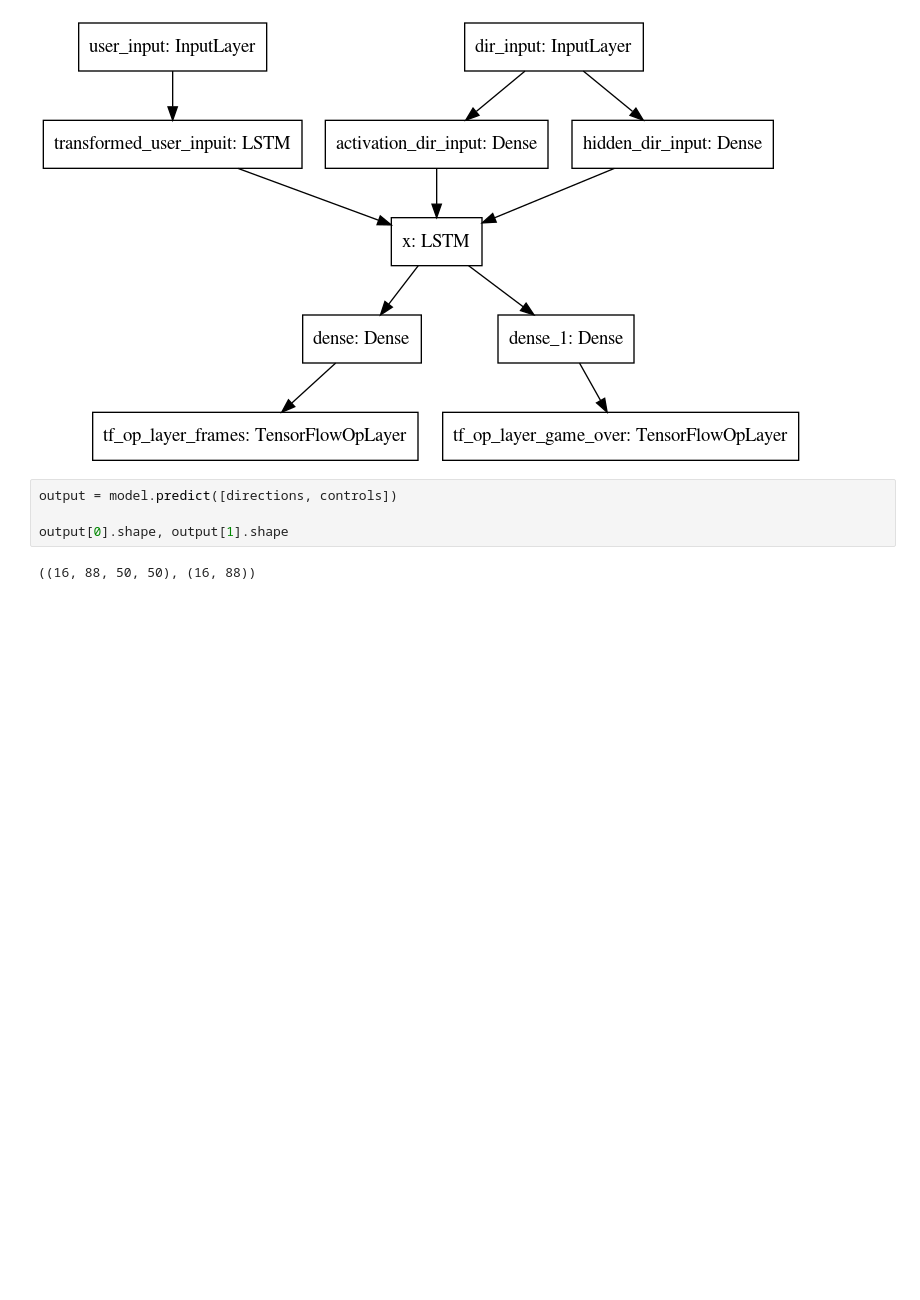
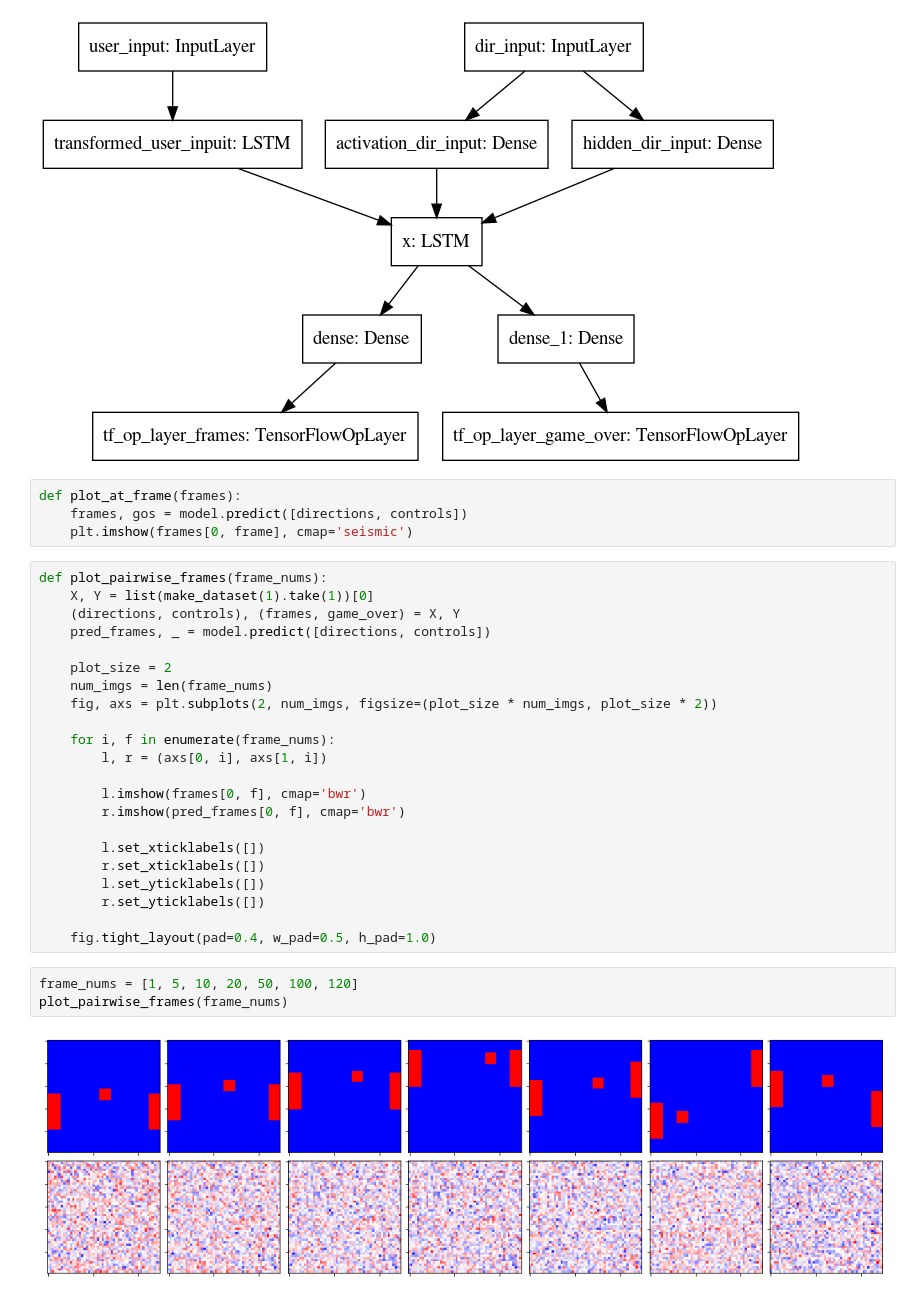
Before and after one commit to ichko/differentiable-simulation, a Jupyter notebook: pong/01-train-on-pong-data.ipynb, the cells around one changed output. Cells and saved outputs as stored; diff of their text form; blank space fills up the shorter version.

```diff
--- a/pong/01-train-on-pong-data.ipynb
+++ b/pong/01-train-on-pong-data.ipynb
@@ -104,10 +116,35 @@ ________________________________________________________________________________
 tf.keras.utils.plot_model(model, to_file='model.png')
 # %% [output]
 [figure]
-# %%
-output = model.predict([directions, controls])
-
-output[0].shape, output[1].shape
-# %% [output]
-((16, 88, 50, 50), (16, 88))
+# %%
+def plot_at_frame(frames):
+    frames, gos = model.predict([directions, controls])
+    plt.imshow(frames[0, frame], cmap='seismic')
+# %%
+def plot_pairwise_frames(frame_nums):
+    X, Y = list(make_dataset(1).take(1))[0]
+    (directions, controls), (frames, game_over) = X, Y
+    pred_frames, _ = model.predict([directions, controls])
+
+    plot_size = 2
+    num_imgs = len(frame_nums)
+    fig, axs = plt.subplots(2, num_imgs, figsize=(plot_size * num_imgs, plot_size * 2))
+
+    for i, f in enumerate(frame_nums):
+        l, r = (axs[0, i], axs[1, i])
+
+        l.imshow(frames[0, f], cmap='bwr')
+        r.imshow(pred_frames[0, f], cmap='bwr')
+
+        l.set_xticklabels([])
+        r.set_xticklabels([])
+        l.set_yticklabels([])
+        r.set_yticklabels([])
+
+    fig.tight_layout(pad=0.4, w_pad=0.5, h_pad=1.0)
+# %%
+frame_nums = [1, 5, 10, 20, 50, 100, 120]
+plot_pairwise_frames(frame_nums)
+# %% [output]
+[figure, added]
 # %%
```
Also changed, not shown: parts of 9 cells of this notebook, 1 other file.
